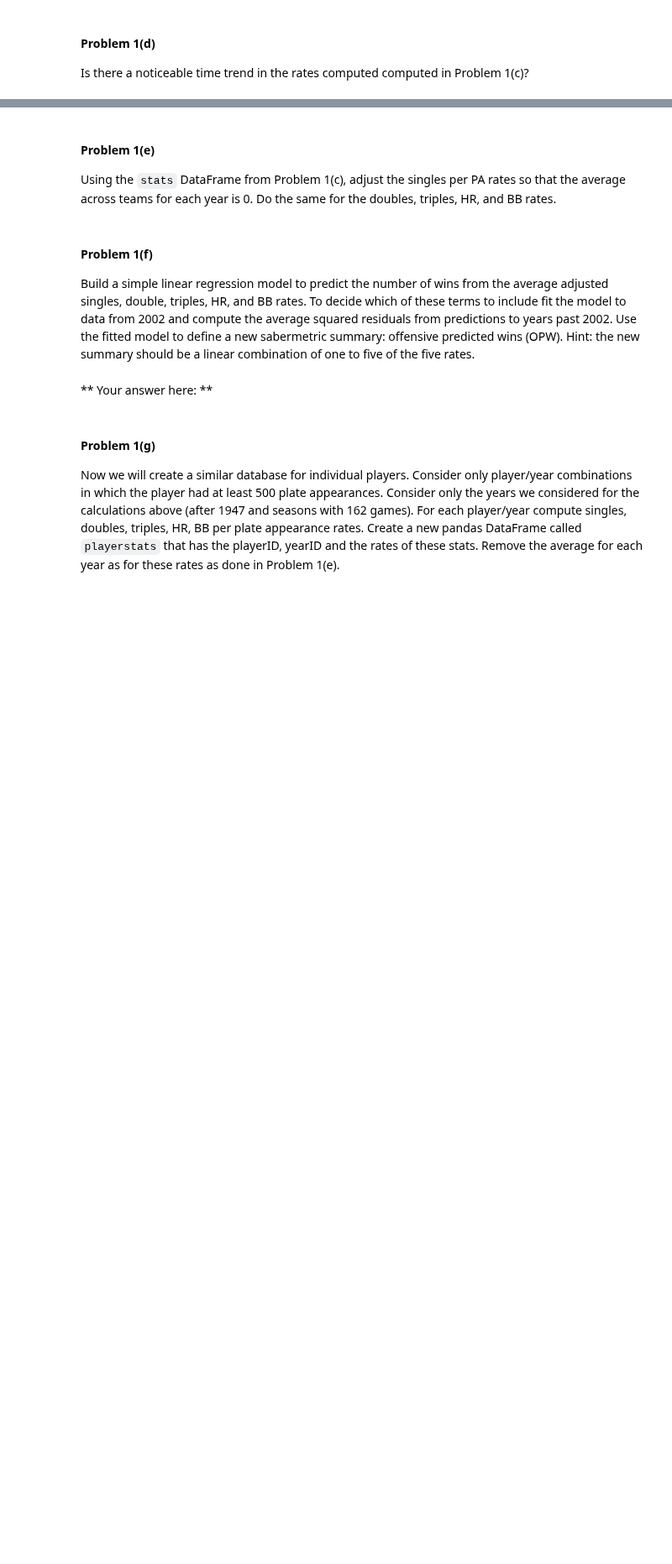
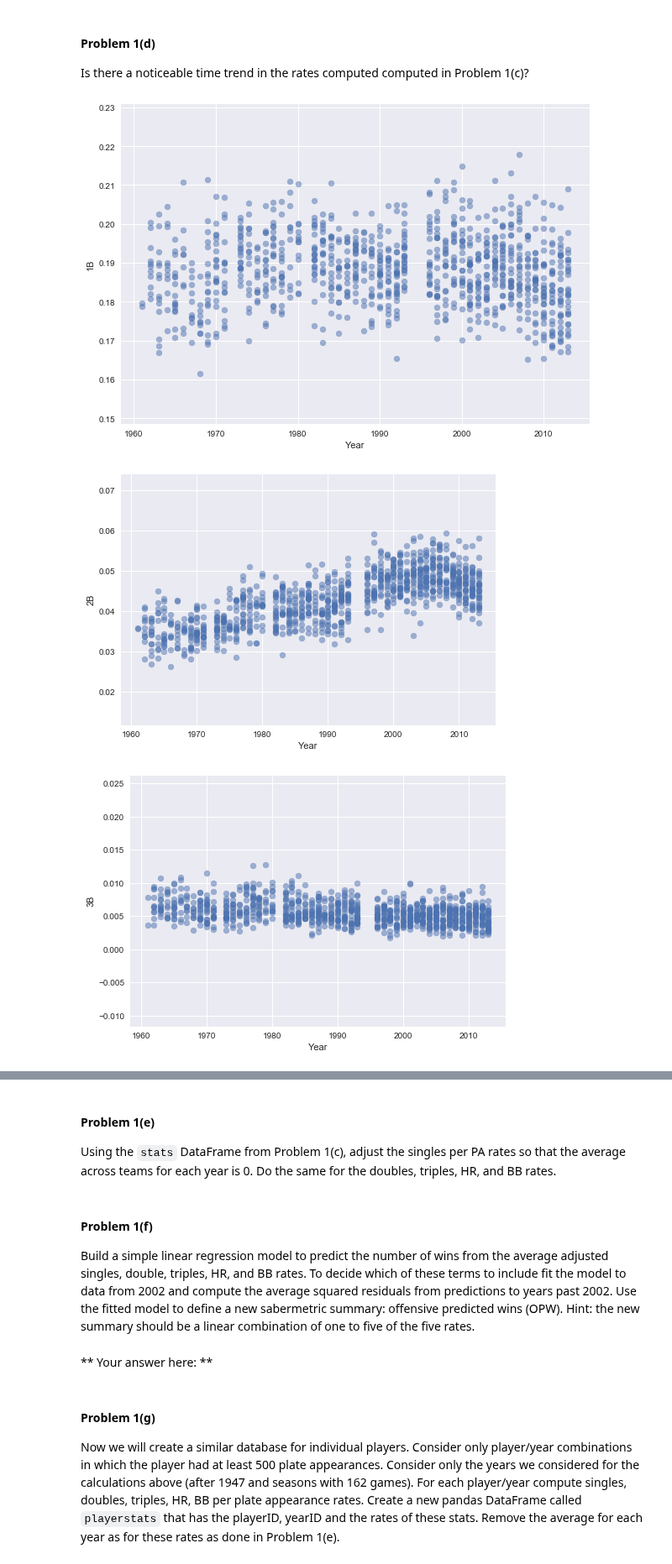
Before and after one commit to Theerit/2014, a Jupyter notebook: homework/HW3.ipynb, the cells around one changed output, grey strips where cells are left out. Shown at 84% size. Saved outputs shown, nothing was run; the diff lists cells and outputs as text; code cells hidden in the pictures; blank space fills up the shorter version.

```diff
--- a/homework/HW3.ipynb
+++ b/homework/HW3.ipynb
@@ -170,0 +160,12 @@ Is there a noticeable time trend in the rates computed computed in Problem 1(c)?
+# %%
+### Your code here ###
+fig, ax = plt.subplots(figsize = (10,7))
+for col in ['1B','2B','3B','HR','BB']:
+    plt.scatter(stats.yearID,stats[col],alpha=0.5)
+    plt.xlabel('Year')
+    plt.ylabel(col)
+    plt.show()
+# %% [output]
+[figure, added]
+[figure, added]
+[figure, added]
```
Also changed, not shown: parts of 4 cells of this notebook.
